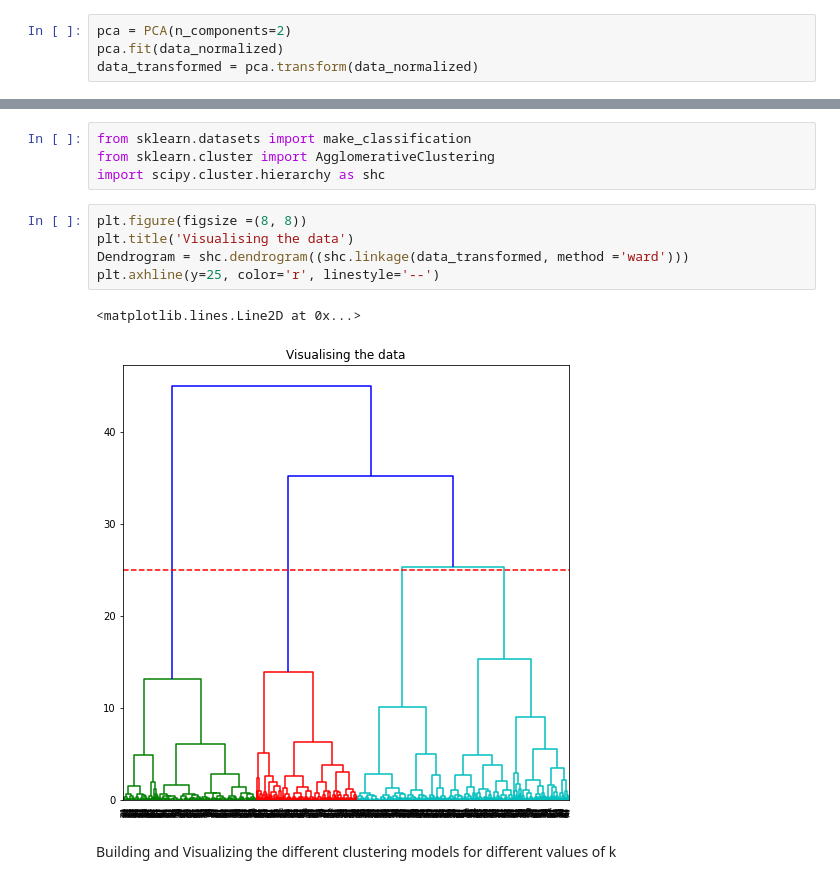
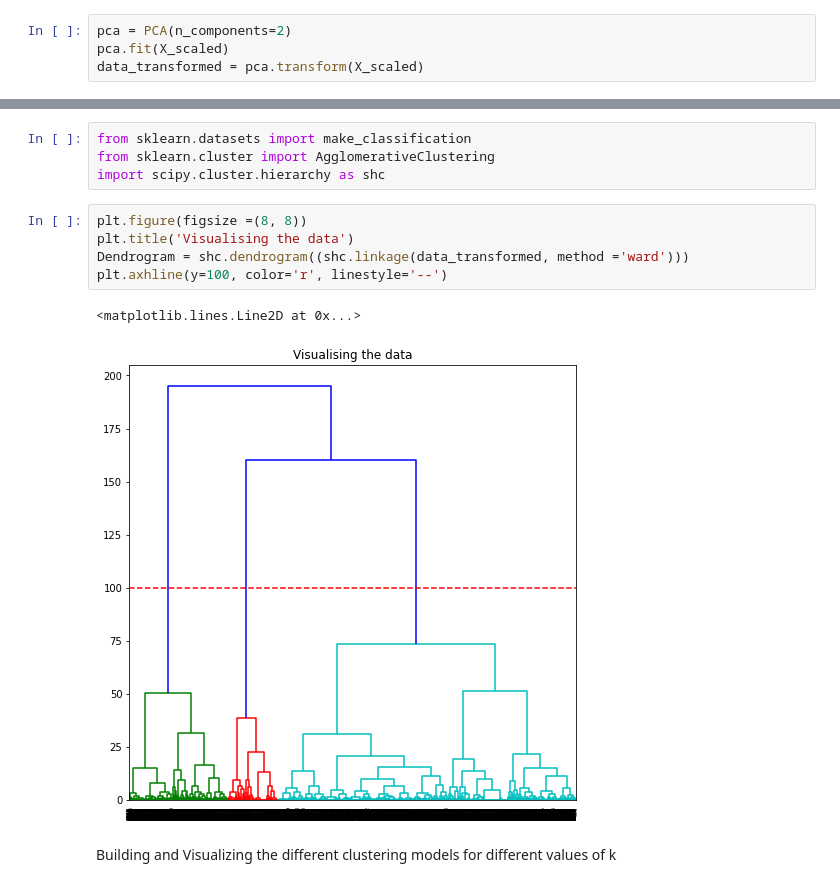
Before and after one commit to kiran2424/Netflix-Movies-and-TV-Shows-Clustering, a Jupyter notebook: NETFLIX_MOVIES_AND_TV_SHOWS_CLUSTERING.ipynb, the cells around one changed output, grey strips where cells are left out. Drawn from its saved outputs; the diff is of its cells as text.

```diff
--- a/NETFLIX_MOVIES_AND_TV_SHOWS_CLUSTERING.ipynb
+++ b/NETFLIX_MOVIES_AND_TV_SHOWS_CLUSTERING.ipynb
@@ -488,8 +505,8 @@ data_normalized = normalize(X_scaled)
 from sklearn.decomposition import PCA
 # %%
 pca = PCA(n_components=2)
-pca.fit(data_normalized)
-data_transformed = pca.transform(data_normalized)
+pca.fit(X_scaled)
+data_transformed = pca.transform(X_scaled)
 # %%
 data_transformed
 # %% [output]
@@ -727,11 +751,11 @@ import scipy.cluster.hierarchy as shc
 # %%
 plt.figure(figsize =(8, 8))
 plt.title('Visualising the data')
 Dendrogram = shc.dendrogram((shc.linkage(data_transformed, method ='ward')))
-plt.axhline(y=25, color='r', linestyle='--')
+plt.axhline(y=100, color='r', linestyle='--')
 # %% [output]
 <matplotlib.lines.Line2D at 0x...>
-[figure, old version]
+[figure, new version]
 # %% [markdown]
 Building and Visualizing the different clustering models for different values of k
 # %%
```
Also changed, not shown: parts of 30 cells of this notebook.
